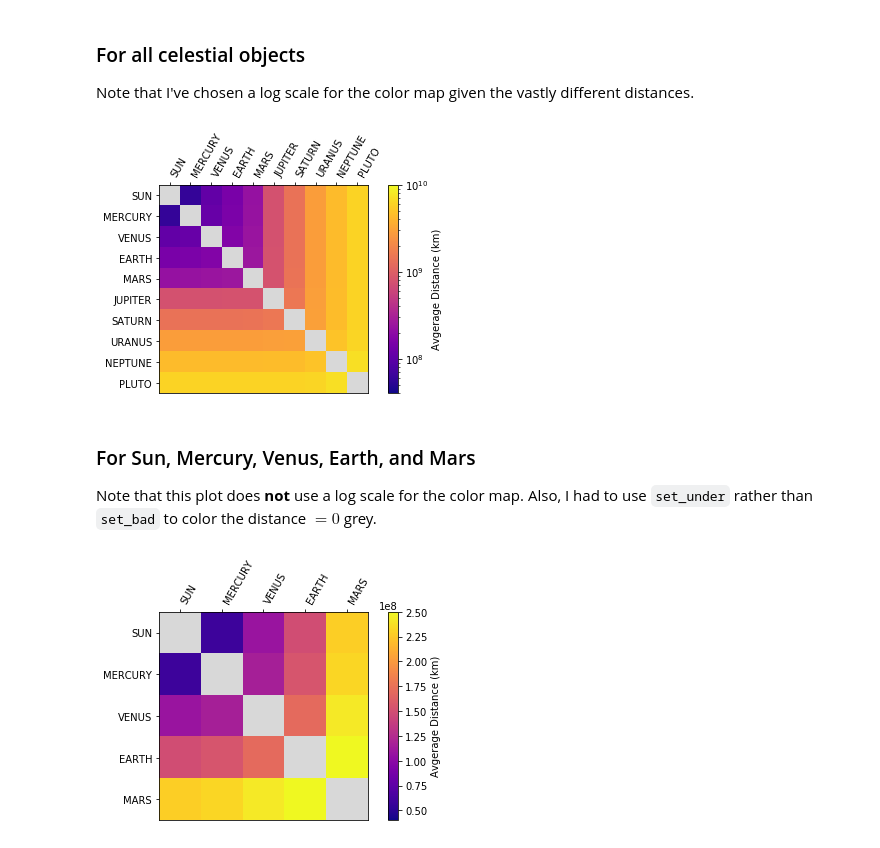
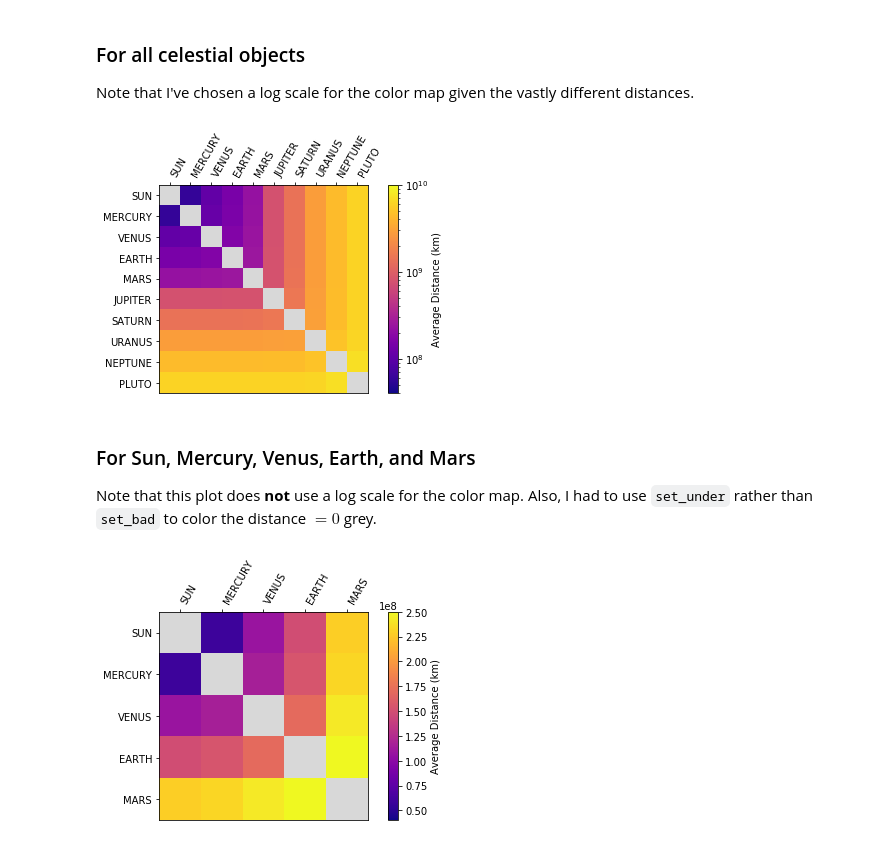
Before and after one commit to mrperkett/example-skyfield-solar-system-calculation, a Jupyter notebook: plot_distances.ipynb, the cells around one changed output. Drawn from its saved outputs; the diff is of its cells as text; code cells hidden in the pictures.

```diff
--- a/plot_distances.ipynb
+++ b/plot_distances.ipynb
@@ -162,34 +164,34 @@ Note that I've chosen a log scale for the color map given the vastly different d
 # %%
 out_fp = "plot-pairwise_distances_heatmap-all.png"
 inp_fp = os.path.join(inp_dir, "mean_pairwise_distances.csv")
 
 # parse file with pairwise distances
 pdists, labels = parse_pairwise_distances_file(inp_fp)
 nice_labels = [label if not label.endswith("_BARYCENTER") else label[:-11] for label in labels]
 
 # plot it
 fig, ax = plt.subplots()
 ax.xaxis.tick_top()
 plt.xticks(rotation=60, ha="left", va="bottom")
 
 vmin = 4.0e7
 vmax = 1.0e10
 my_cmap = matplotlib.cm.get_cmap('plasma')
 my_cmap.set_bad([0.85,]*3)
 plt.imshow(pdists, origin="upper", norm=mpl.colors.LogNorm(vmin=vmin, vmax=vmax), cmap=my_cmap)
 
 
 ax.set_xticks(np.arange(len(nice_labels)))
 ax.set_yticks(np.arange(len(nice_labels)))
 ax.set_xticklabels(nice_labels)
 ax.set_yticklabels(nice_labels)
 
-plt.colorbar(label="Avgerage Distance (km)")
+plt.colorbar(label="Average Distance (km)")
 
 fig.tight_layout()
 plt.savefig(out_fp, dpi=300)
 # %% [output]
-[figure, old version]
+[figure, new version]
 # %% [markdown]
 ### For Sun, Mercury, Venus, Earth, and Mars
 
@@ -222,9 +224,9 @@ ax.set_yticks(np.arange(len(nice_labels)))
 ax.set_xticklabels(nice_labels)
 ax.set_yticklabels(nice_labels)
 
-plt.colorbar(label="Avgerage Distance (km)")
+plt.colorbar(label="Average Distance (km)")
 
 fig.tight_layout()
 plt.savefig(out_fp, dpi=300)
 # %% [output]
-[figure, old version]
+[figure, new version]
```
Also changed, not shown: parts of 2 cells of this notebook, 1 other file.
